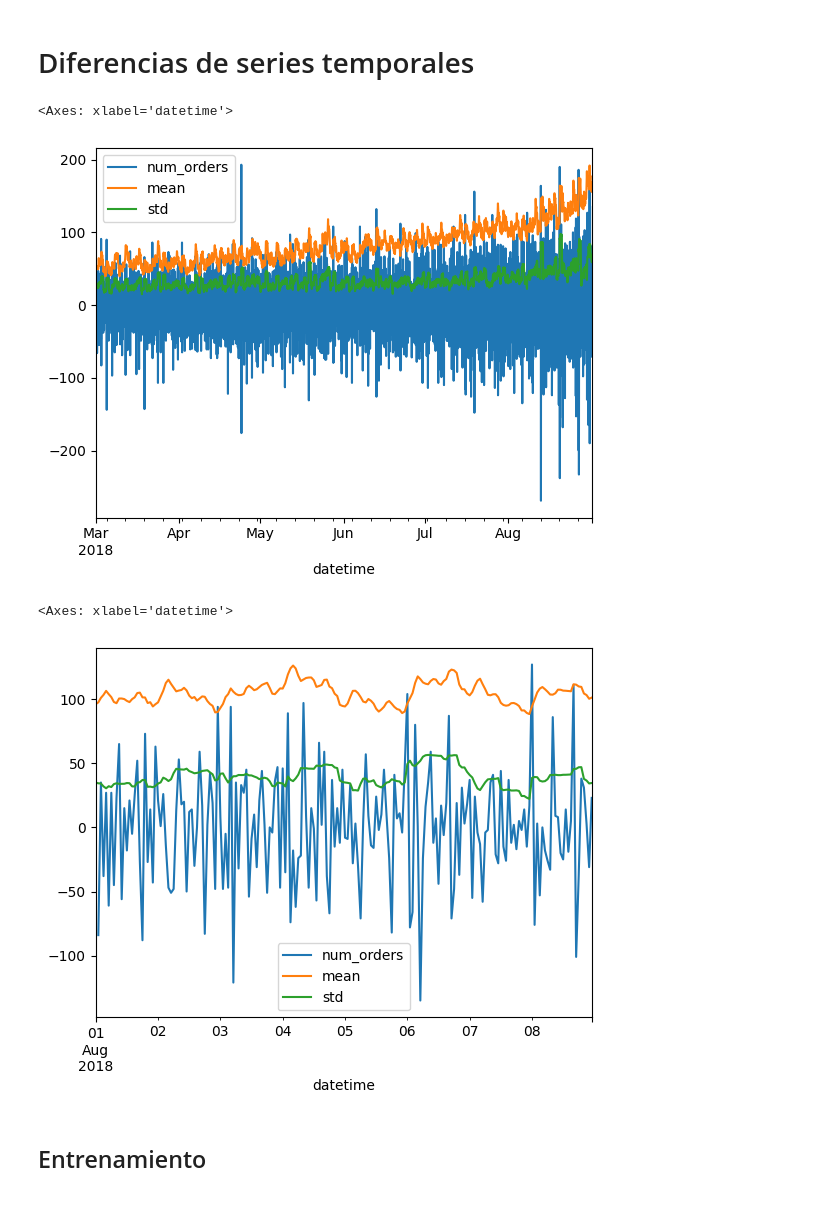
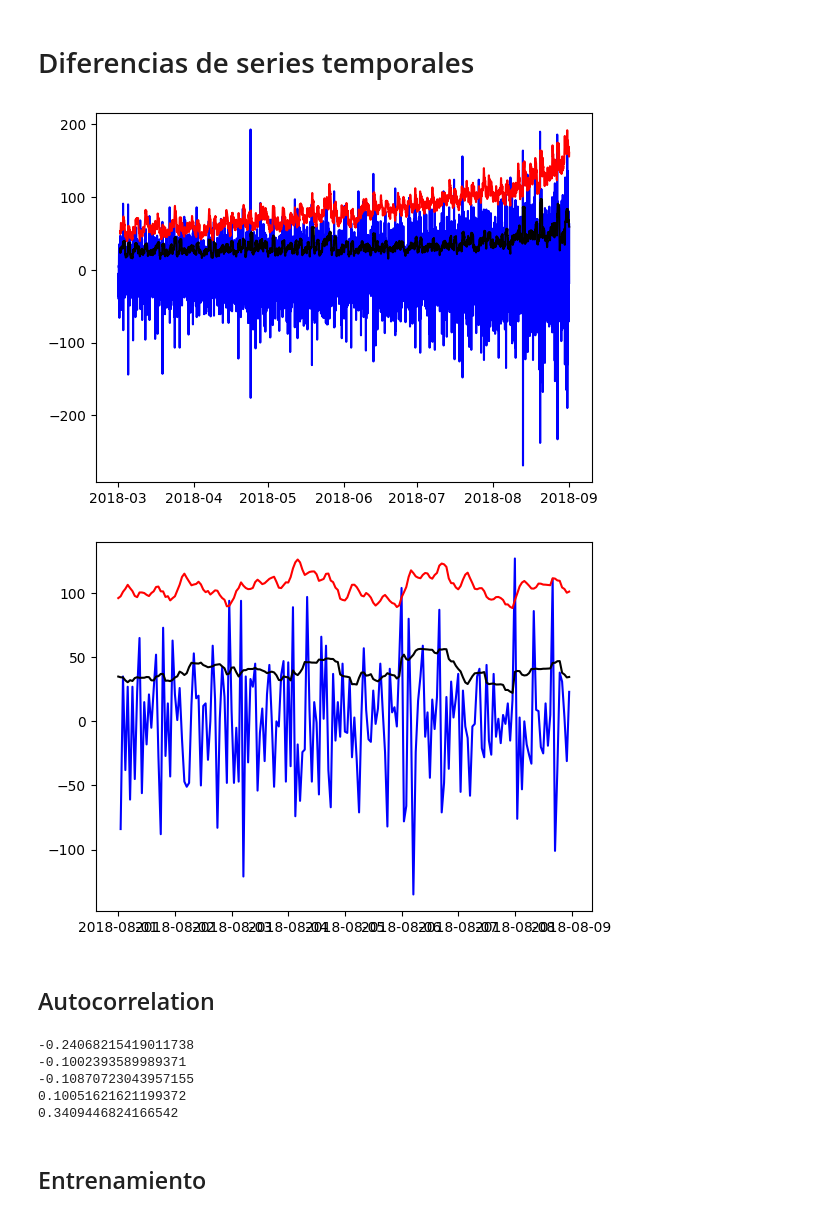
Before and after one commit to santicar1809/taxi_service, a Jupyter notebook: code_13.ipynb, the cells around one changed output. Drawn from its saved outputs; the diff is of its cells as text; code cells hidden in the pictures.

```diff
--- a/code_13.ipynb
+++ b/code_13.ipynb
@@ -210,24 +210,47 @@ Podemos ver que los servicios tienen la misma distribución cada día, se repite
 # %%
 data_shifted=data.copy()
 
 data_shifted-=data_shifted.shift()
 data_shifted.drop(['rolling_mean'],axis=1,inplace=True)
 data_shifted['mean'] = data_analysis['num_orders'].rolling(20).mean()
 data_shifted['std'] = data_analysis['num_orders'].rolling(20).std()
-data_shifted.plot()
+plt.plot(data_shifted['num_orders'],color='blue')
+plt.plot(data_shifted['mean'],color='red')
+plt.plot(data_shifted['std'],color='black')
+plt.show()
 # %% [output]
-<Axes: xlabel='datetime'>
-[figure, old version]
+[figure, new version]
 # %%
 data_shifted=data['2018-08-01':'2018-08-08'].copy()
 data_shifted-=data_shifted.shift()
 data_shifted.drop(['rolling_mean'],axis=1,inplace=True)
 data_shifted['mean'] = data_analysis['num_orders'].rolling(20).mean()
 data_shifted['std'] = data_analysis['num_orders'].rolling(20).std()
-data_shifted.plot()
+plt.plot(data_shifted['num_orders'],color='blue')
+plt.plot(data_shifted['mean'],color='red')
+plt.plot(data_shifted['std'],color='black')
+plt.show()
 # %% [output]
-<Axes: xlabel='datetime'>
-[figure, old version]
+[figure, new version]
+# %% [markdown]
+## Autocorrelation
+# %%
+autocorr_lag1=data_shifted['num_orders'].autocorr(lag=1)
+print(autocorr_lag1)
+autocorr_lag3=data_shifted['num_orders'].autocorr(lag=3)
+print(autocorr_lag3)
+autocorr_lag6=data_shifted['num_orders'].autocorr(lag=6)
+print(autocorr_lag6)
+autocorr_lag12=data_shifted['num_orders'].autocorr(lag=12)
+print(autocorr_lag12)
+autocorr_lag24=data_shifted['num_orders'].autocorr(lag=24)
+print(autocorr_lag24)
+# %% [output]
+-0.24068215419011738
+-0.1002393589989371
+-0.10870723043957155
+0.10051621621199372
+0.3409446824166542
 # %% [markdown]
 ## Entrenamiento
 # %%
```
Also changed, not shown: parts of 6 cells of this notebook, 9 other files.
